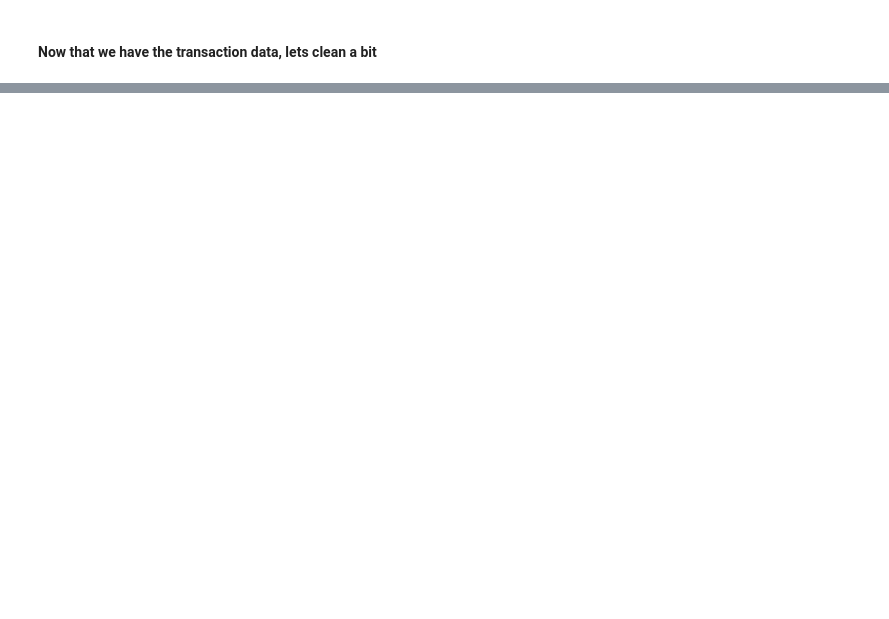
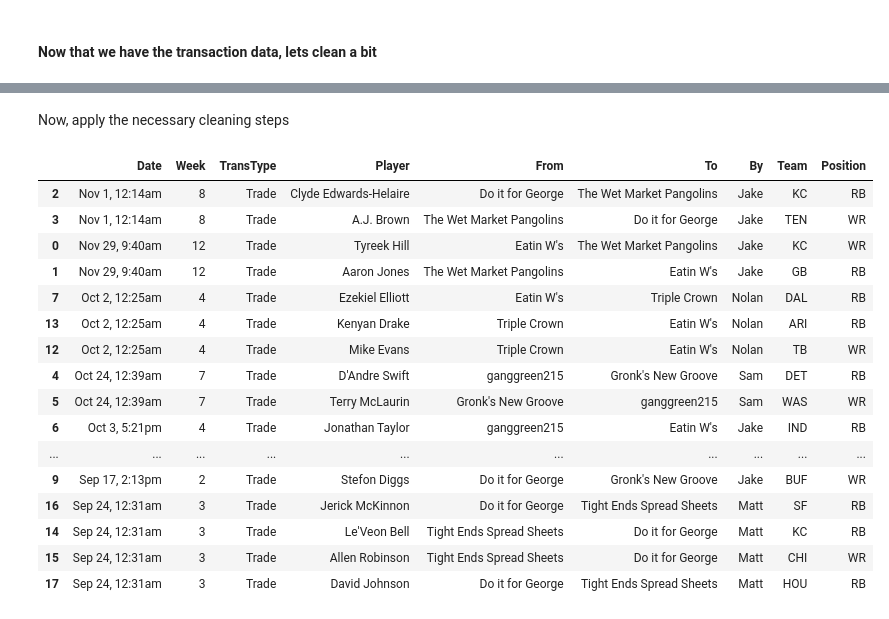
Before and after one commit to FFxML/CanadaBalls, a Jupyter notebook: TransactionSoup.ipynb, the cells around one changed output, grey strips where cells are left out. Cells and saved outputs as stored; diff of their text form; code cells hidden in the pictures; blank space fills up the shorter version.

Commit message:
Finished the Transaction Table cleaning and script

```diff
--- a/TransactionSoup.ipynb
+++ b/TransactionSoup.ipynb
@@ -85,0 +127,3 @@ tables
+# %%
+trades = pd.DataFrame(tables[tables['TransType'] == 'Trade'],copy = True)
+trades;
@@ -85,0 +142,6 @@ tables
+# %%
+def table_cleaner(df):
+    df['Team'] = df.Player.str.split(pat = " - ", expand = False).str[1].str.split().str[0]
+    df['Position'] = df.Player.str.split(pat = " - ", expand = False).str[0].str.split().str[-1]
+    df['Player'] = df.Player.str.split(pat = " - ", expand = False).str[0].str.split().str[:-1].str.join(" ")
+    return df
@@ -85,0 +220,16 @@ tables
+# %%
+def trade_cleaner(df):
+    # find trades with multiple players and split from single player trades
+    # for multi player trades, duplicate the row
+    multi = df.loc[df[df['Player'].str.count(" - ") > 1].index.repeat(2)]
+    singles = df[df['Player'].str.count(" - ") == 1]
+    for i in set(multi.index):
+        # rewrite the top row with one player, and the bottom row with the other, NOTE: this only works with two players max
+        multi.loc[i,'Player'].iloc[0] = multi.loc[i,'Player'].iloc[0].split(" - ")[0] +" - "+ multi.loc[i,'Player'].iloc[0].split(" - ")[1].split(" ")[0]
+        multi.loc[i,'Player'].iloc[1] = " ".join(multi.loc[i,'Player'].iloc[1].split(" - ")[1].split(" ")[-3:]) +" - "+ multi.loc[i,'Player'].iloc[1].split(" - ")[2]
+    df = pd.concat([singles,multi],axis = 0).reset_index(drop = True)
+    df = df.sort_values(by='Date')
+    return(df)
+# %%
+trades = trade_cleaner(trades)
+trades
@@ -85,0 +254,23 @@ tables
+# %% [markdown]
+Now, apply the necessary cleaning steps
+# %%
+trades = table_cleaner(trades)
+trades
+# %% [output]
+|  | Date | Week | TransType | Player | From | To | By | Team | Position |
+| 2 | Nov 1, 12:14am | 8 | Trade | Clyde Edwards-Helaire | Do it for George | The Wet Market Pangolins | Jake | KC | RB |
+| 3 | Nov 1, 12:14am | 8 | Trade | A.J. Brown | The Wet Market Pangolins | Do it for George | Jake | TEN | WR |
+| 0 | Nov 29, 9:40am | 12 | Trade | Tyreek Hill | Eatin W's | The Wet Market Pangolins | Jake | KC | WR |
+| 1 | Nov 29, 9:40am | 12 | Trade | Aaron Jones | The Wet Market Pangolins | Eatin W's | Jake | GB | RB |
+| 7 | Oct 2, 12:25am | 4 | Trade | Ezekiel Elliott | Eatin W's | Triple Crown | Nolan | DAL | RB |
+| 13 | Oct 2, 12:25am | 4 | Trade | Kenyan Drake | Triple Crown | Eatin W's | Nolan | ARI | RB |
+| 12 | Oct 2, 12:25am | 4 | Trade | Mike Evans | Triple Crown | Eatin W's | Nolan | TB | WR |
+| 4 | Oct 24, 12:39am | 7 | Trade | D'Andre Swift | ganggreen215 | Gronk's New Groove | Sam | DET | RB |
+| 5 | Oct 24, 12:39am | 7 | Trade | Terry McLaurin | Gronk's New Groove | ganggreen215 | Sam | WAS | WR |
+| 6 | Oct 3, 5:21pm | 4 | Trade | Jonathan Taylor | ganggreen215 | Eatin W's | Jake | IND | RB |
+| ... | ... | ... | ... | ... | ... | ... | ... | ... | ... |
+| 9 | Sep 17, 2:13pm | 2 | Trade | Stefon Diggs | Do it for George | Gronk's New Groove | Jake | BUF | WR |
+| 16 | Sep 24, 12:31am | 3 | Trade | Jerick McKinnon | Do it for George | Tight Ends Spread Sheets | Matt | SF | RB |
+| 14 | Sep 24, 12:31am | 3 | Trade | Le'Veon Bell | Tight Ends Spread Sheets | Do it for George | Matt | KC | RB |
+| 15 | Sep 24, 12:31am | 3 | Trade | Allen Robinson | Tight Ends Spread Sheets | Do it for George | Matt | CHI | WR |
+| 17 | Sep 24, 12:31am | 3 | Trade | David Johnson | Do it for George | Tight Ends Spread Sheets | Matt | HOU | RB |
```
Also changed, not shown: parts of 30 cells of this notebook, 1 other file.
